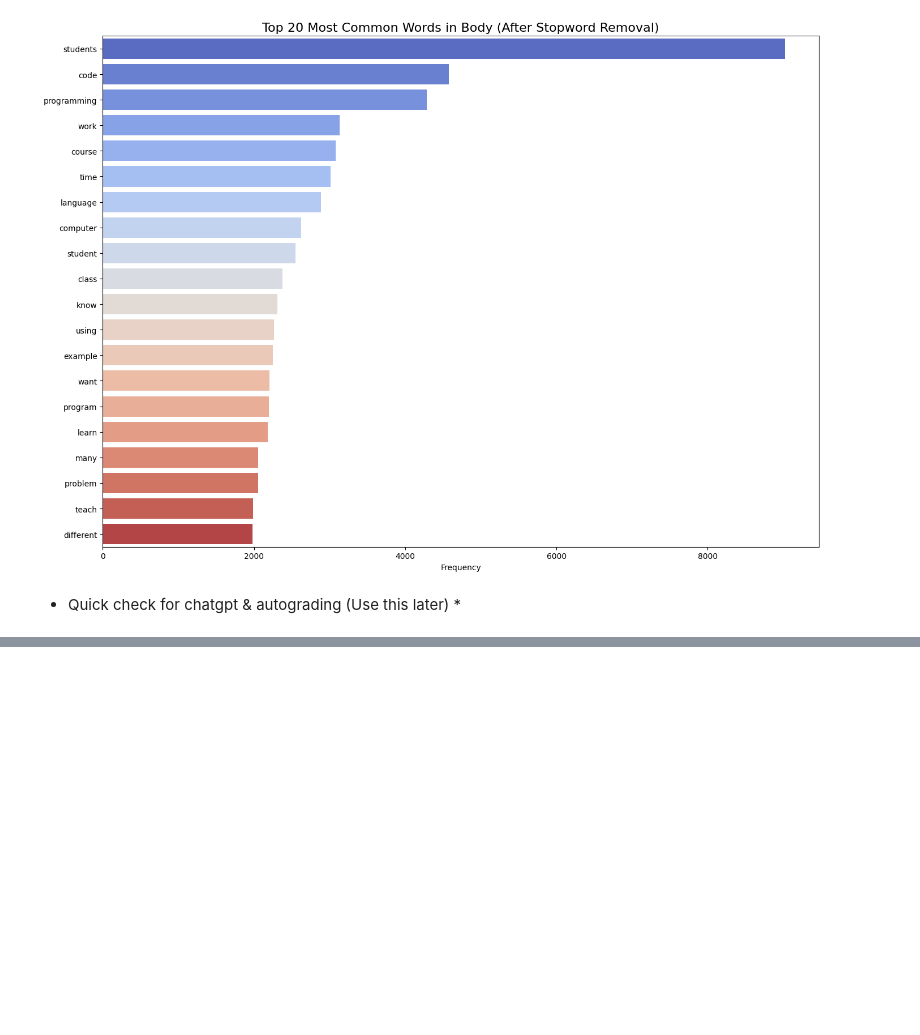
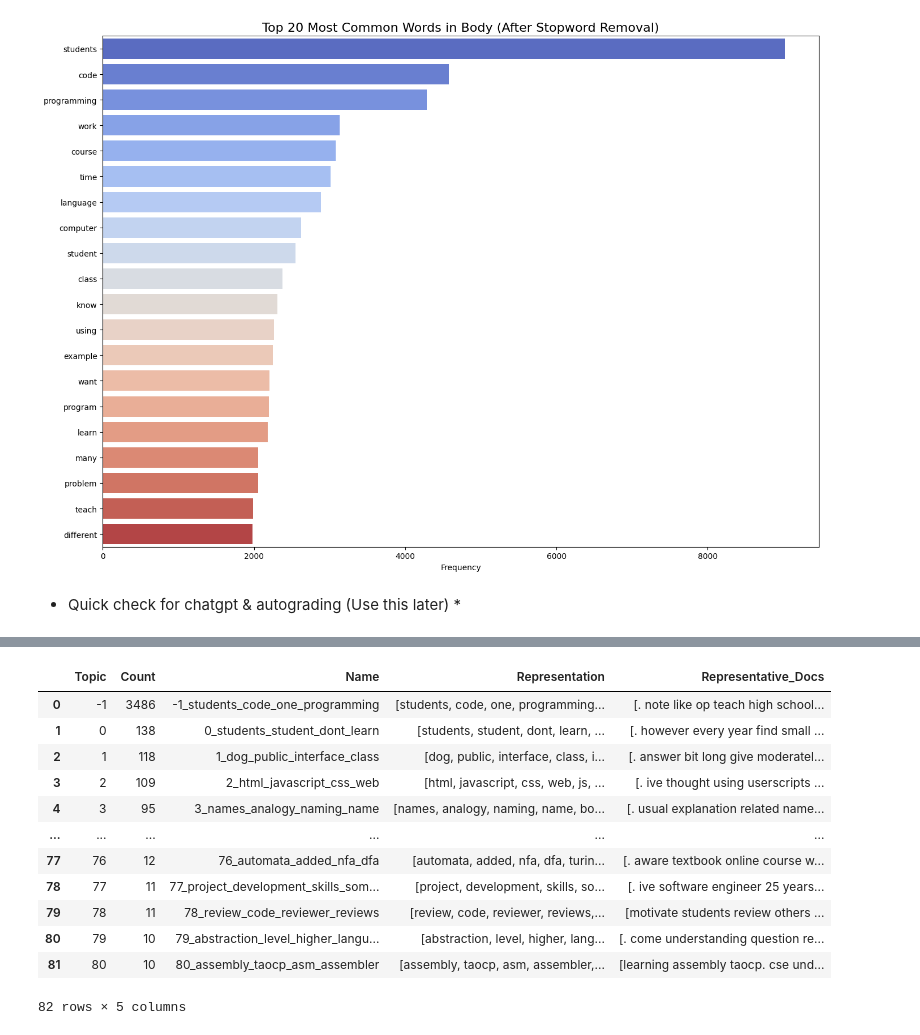
Before and after one commit to MattKronig/M-Kronig-MSc-Final-Project, a Jupyter notebook: m_kronig_csc_40098.ipynb, the cells around one changed output, grey strips where cells are left out. Saved outputs shown, nothing was run; the diff lists cells and outputs as text; code cells hidden in the pictures; blank space fills up the shorter version.

```diff
--- a/m_kronig_csc_40098.ipynb
+++ b/m_kronig_csc_40098.ipynb
@@ -598,0 +677,16 @@ Autograder(s) mentioned in Body: 23
+# %%
+topic_model_combined.get_topic_info()
+# %% [output]
+|  | Topic | Count | Name | Representation | Representative_Docs |
+| 0 | -1 | 3486 | -1_students_code_one_programming | [students, code, one, programming... | [. note like op teach high school... |
+| 1 | 0 | 138 | 0_students_student_dont_learn | [students, student, dont, learn, ... | [. however every year find small ... |
+| 2 | 1 | 118 | 1_dog_public_interface_class | [dog, public, interface, class, i... | [. answer bit long give moderatel... |
+| 3 | 2 | 109 | 2_html_javascript_css_web | [html, javascript, css, web, js, ... | [. ive thought using userscripts ... |
+| 4 | 3 | 95 | 3_names_analogy_naming_name | [names, analogy, naming, name, bo... | [. usual explanation related name... |
+| ... | ... | ... | ... | ... | ... |
+| 77 | 76 | 12 | 76_automata_added_nfa_dfa | [automata, added, nfa, dfa, turin... | [. aware textbook online course w... |
+| 78 | 77 | 11 | 77_project_development_skills_som... | [project, development, skills, so... | [. ive software engineer 25 years... |
+| 79 | 78 | 11 | 78_review_code_reviewer_reviews | [review, code, reviewer, reviews,... | [motivate students review others ... |
+| 80 | 79 | 10 | 79_abstraction_level_higher_langu... | [abstraction, level, higher, lang... | [. come understanding question re... |
+| 81 | 80 | 10 | 80_assembly_taocp_asm_assembler | [assembly, taocp, asm, assembler,... | [learning assembly taocp. cse und... |
+82 rows × 5 columns
```
Also changed, not shown: parts of 45 cells of this notebook.
